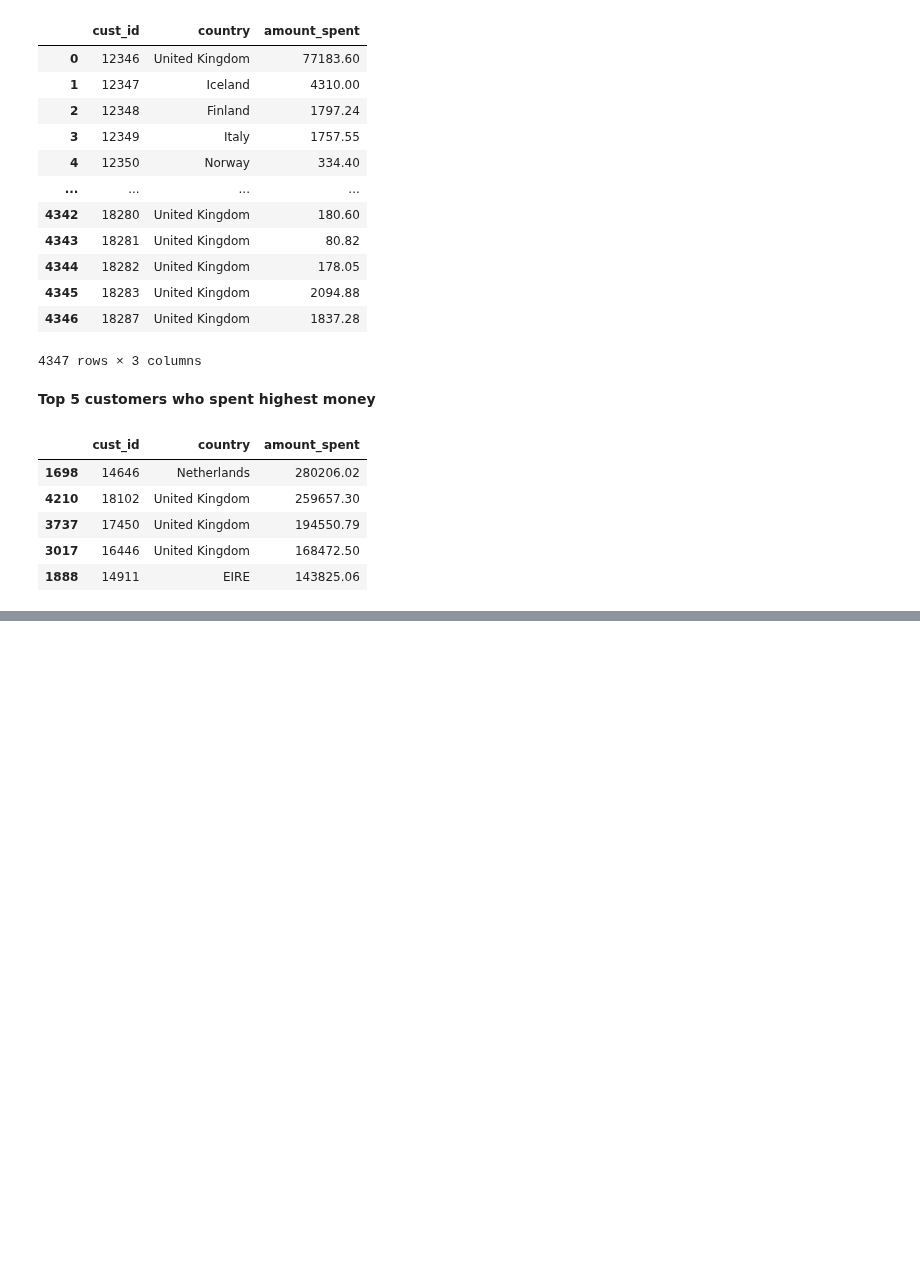
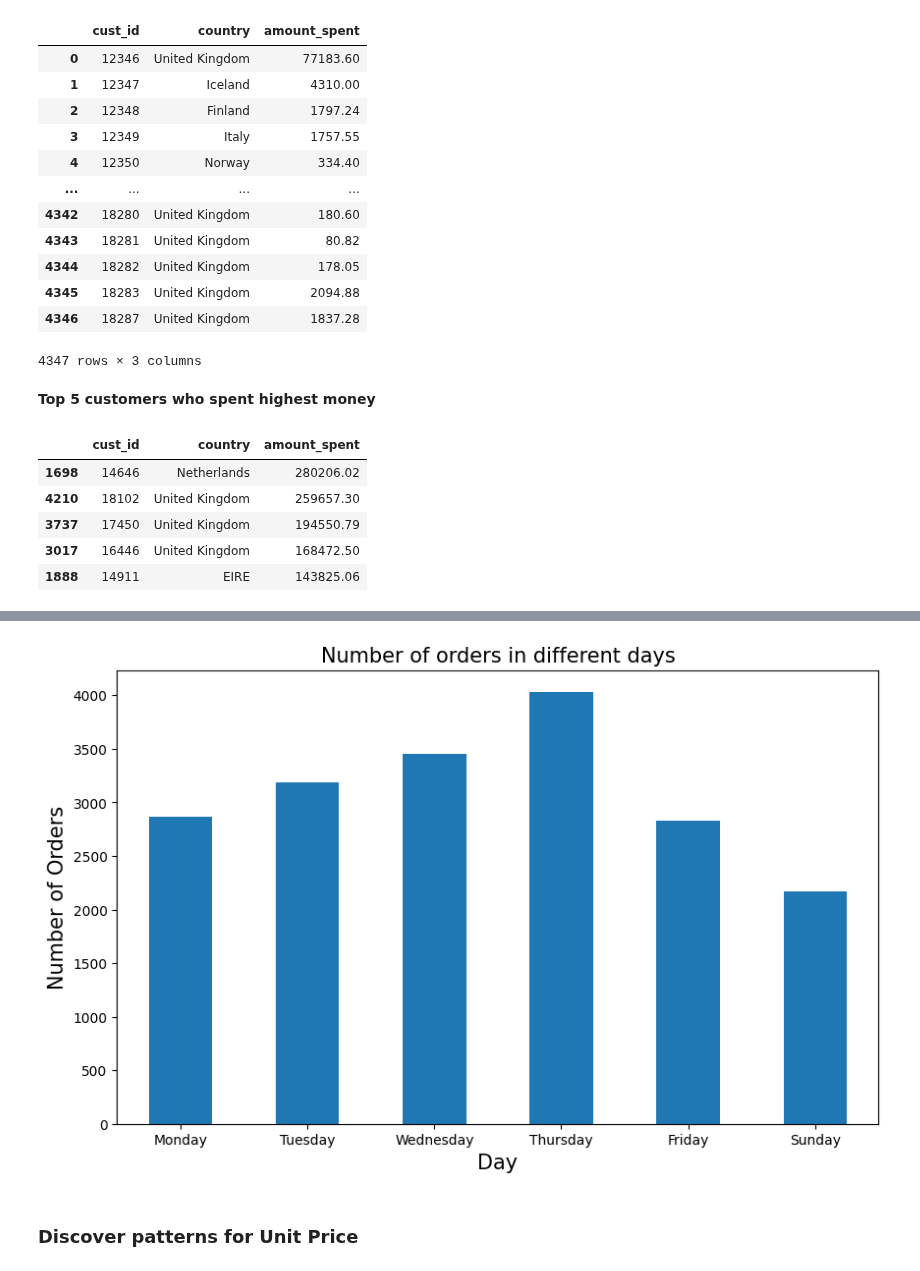
Before and after one commit to ApoorvaReddy17/practice, a Jupyter notebook: Data_Analysis_EDA_.ipynb, the cells around one changed output, grey strips where cells are left out. Saved outputs shown, nothing was run; the diff lists cells and outputs as text; code cells hidden in the pictures; blank space fills up the shorter version.

```diff
--- a/Data_Analysis_EDA_.ipynb
+++ b/Data_Analysis_EDA_.ipynb
@@ -742,0 +847,3 @@ money_spent.sort_values(by='amount_spent',ascending=False).head()
+# %%
+b = df_new.groupby('invoice_num')['day'].unique().value_counts().sort_index()
+b
@@ -742,0 +860,16 @@ money_spent.sort_values(by='amount_spent',ascending=False).head()
+# %%
+ax = b.plot(kind = 'bar', color = color[0], figsize = (10,6))
+
+ax.set_xlabel('Day', fontsize = 15)
+ax.set_ylabel('Number of Orders', fontsize = 15)
+ax.set_title('Number of orders in different days', fontsize = 15)
+
+d = ('Monday', 'Tuesday', 'Wednesday', 'Thursday', 'Friday', 'Sunday')
+
+ax.set_xticklabels(d, rotation = 'horizontal', fontsize = 10)
+
+plt.show()
+# %% [output]
+[figure, added]
+# %% [markdown]
+### **Discover patterns for Unit Price**
```
Also changed, not shown: parts of 29 cells of this notebook.
